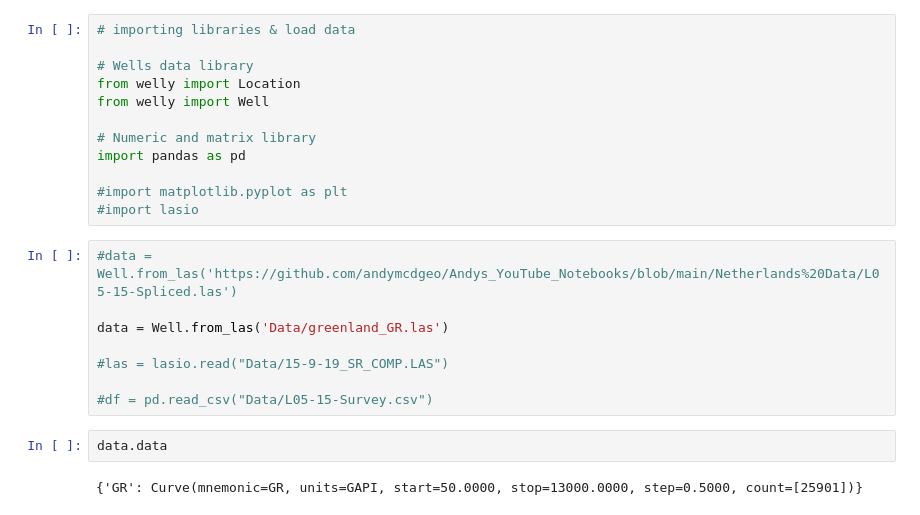
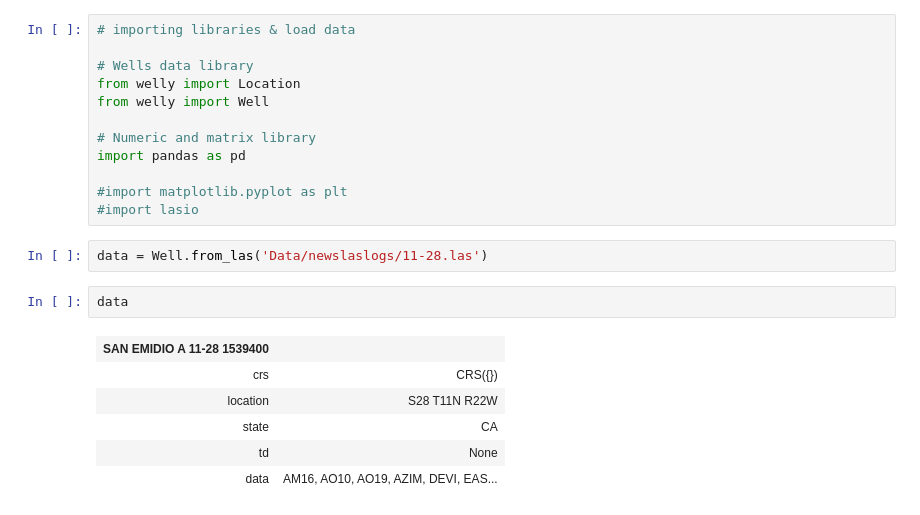
Before and after one commit to ihuyghens/Wells-Data-Analysis, a Jupyter notebook: 01_Well_Paths_VIZ.ipynb, the cells around one changed output. Cells and saved outputs as stored; diff of their text form.

```diff
--- a/01_Well_Paths_VIZ.ipynb
+++ b/01_Well_Paths_VIZ.ipynb
@@ -15,15 +15,14 @@ import pandas as pd
 
 #import matplotlib.pyplot as plt
 #import lasio
-# %%
-#data = Well.from_las('https://github.com/andymcdgeo/Andys_YouTube_Notebooks/blob/main/Netherlands%20Data/L05-15-Spliced.las')
-
-data = Well.from_las('Data/greenland_GR.las')
-
-#las = lasio.read("Data/15-9-19_SR_COMP.LAS")
-
-#df = pd.read_csv("Data/L05-15-Survey.csv")
+# %%
+data = Well.from_las('Data/newslaslogs/11-28.las')
 # %%
-data.data
+data
 # %% [output]
-{'GR': Curve(mnemonic=GR, units=GAPI, start=50.0000, stop=13000.0000, step=0.5000, count=[25901])}
+| SAN EMIDIO A 11-28 1539400 |  |
+| crs | CRS({}) |
+| location | S28 T11N R22W |
+| state | CA |
+| td | None |
+| data | AM16, AO10, AO19, AZIM, DEVI, EAS... |
```
Also changed, not shown: parts of 3 cells of this notebook, 9 other files.
